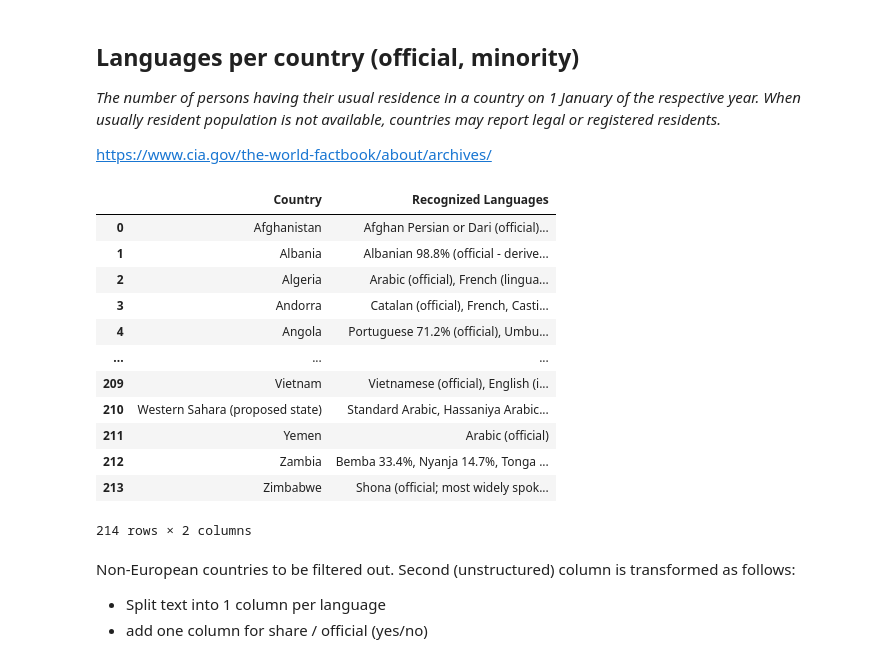
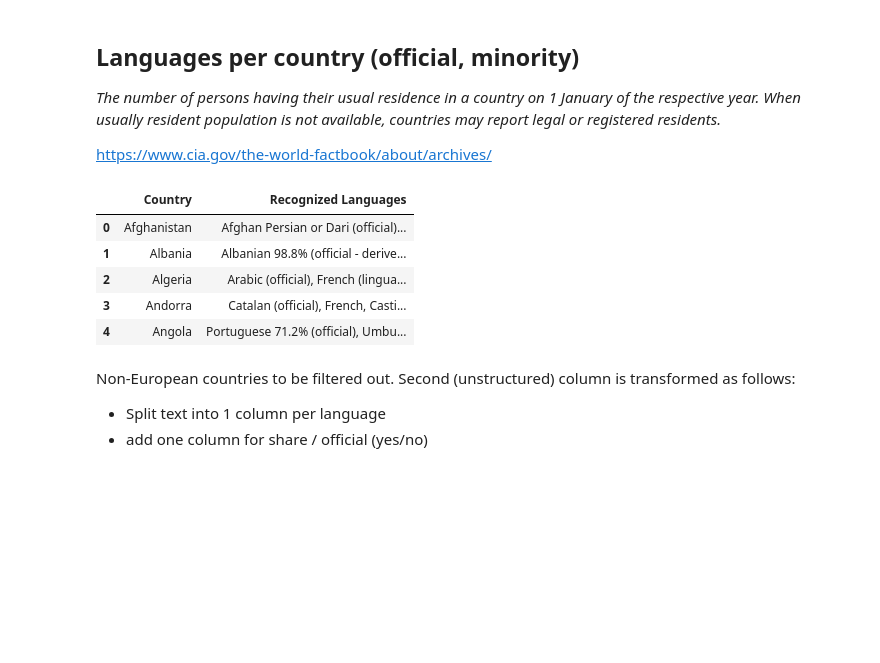
Before and after one commit to Eszti/lang-changes, a Jupyter notebook: notebooks/Alex/ciaFactBook.ipynb, the cells around one changed output. Saved outputs shown, nothing was run; the diff lists cells and outputs as text; code cells hidden in the pictures; blank space fills up the shorter version.

```diff
--- a/notebooks/Alex/ciaFactBook.ipynb
+++ b/notebooks/Alex/ciaFactBook.ipynb
@@ -43,21 +39,14 @@ fileName = PATH_DATA + 'countries_languages_all.csv'
 # header = 1st line
 data = pd.read_csv(fileName, sep=',', header=0)
 # %%
-data
+data.head()
 # %% [output]
 |  | Country | Recognized Languages |
 | 0 | Afghanistan | Afghan Persian or Dari (official)... |
 | 1 | Albania | Albanian 98.8% (official - derive... |
 | 2 | Algeria | Arabic (official), French (lingua... |
 | 3 | Andorra | Catalan (official), French, Casti... |
 | 4 | Angola | Portuguese 71.2% (official), Umbu... |
-| ... | ... | ... |
-| 209 | Vietnam | Vietnamese (official), English (i... |
-| 210 | Western Sahara (proposed state) | Standard Arabic, Hassaniya Arabic... |
-| 211 | Yemen | Arabic (official) |
-| 212 | Zambia | Bemba 33.4%, Nyanja 14.7%, Tonga ... |
-| 213 | Zimbabwe | Shona (official; most widely spok... |
-214 rows × 2 columns
 # %% [markdown]
 Non-European countries to be  filtered out.
 Second (unstructured) column is transformed as follows:
```
Also changed, not shown: parts of 24 cells of this notebook.
